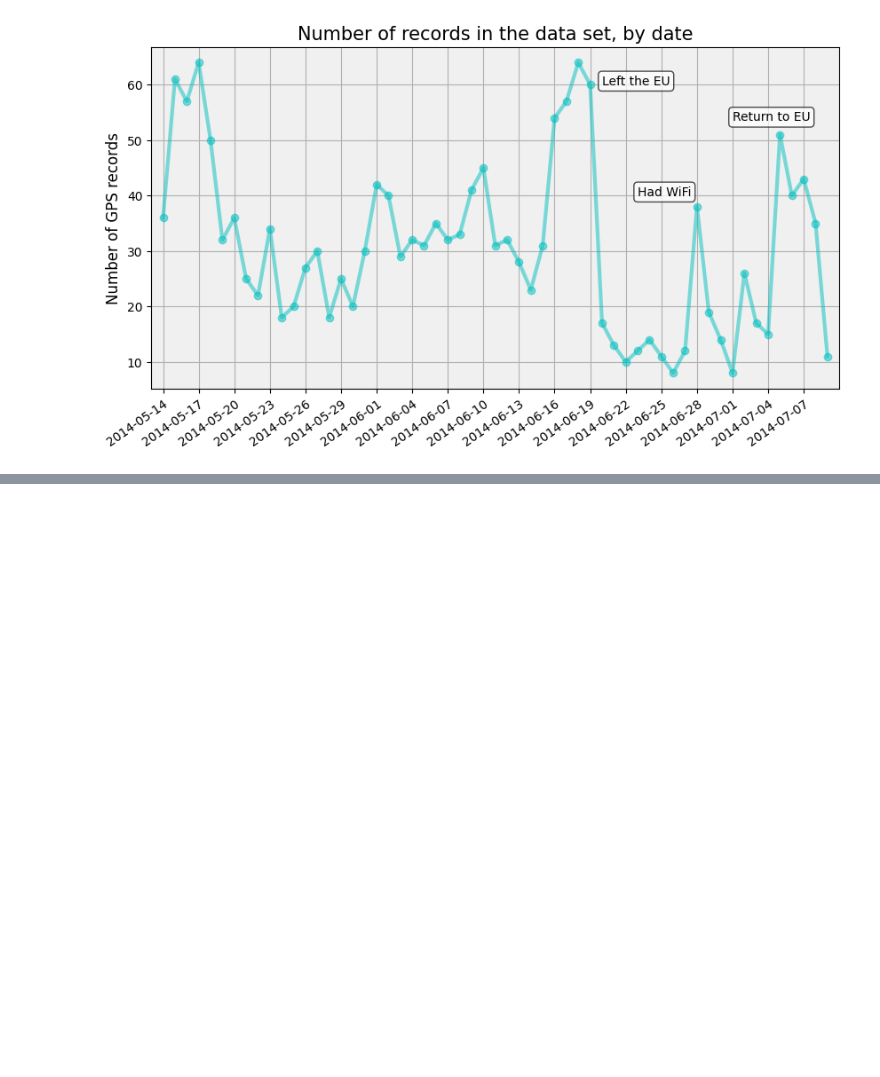
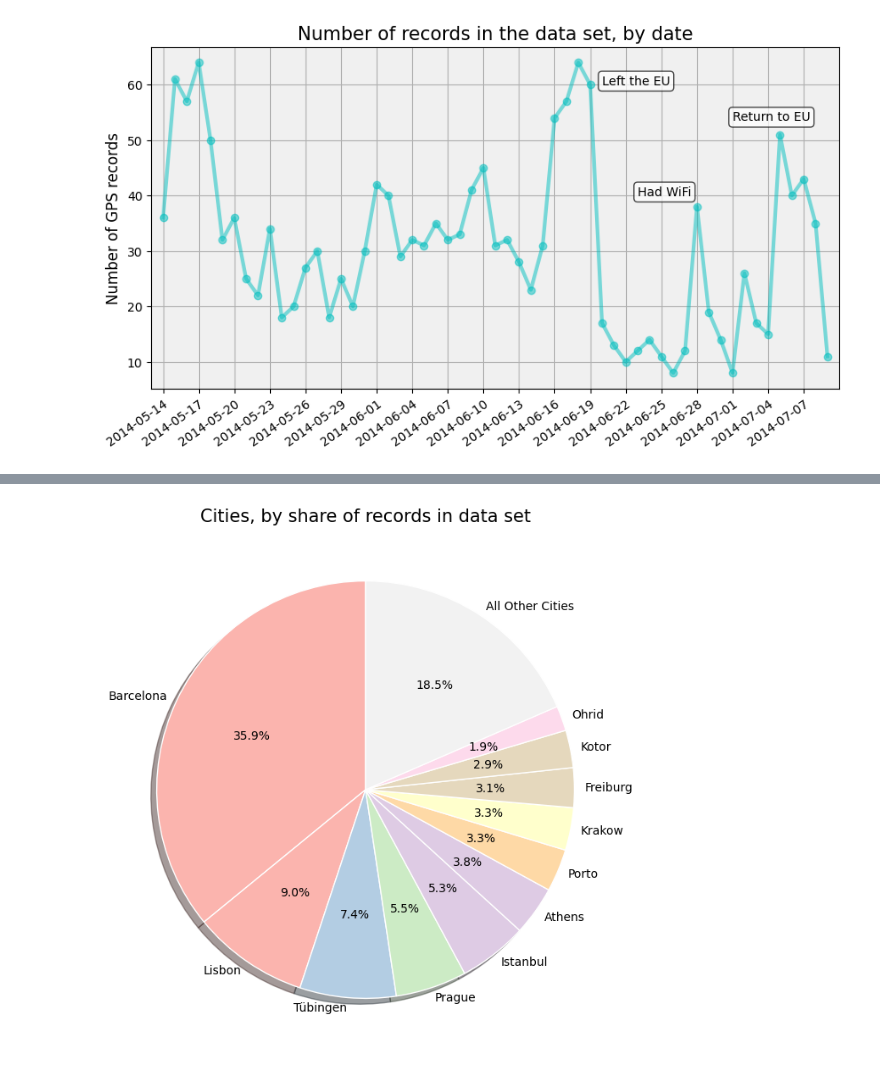
Before and after one commit to S4vi0r17/no-se, a Jupyter notebook: Iot-lab03/app.ipynb, the cells around one changed output, grey strips where cells are left out. Drawn from its saved outputs; the diff is of its cells as text; code cells hidden in the pictures; blank space fills up the shorter version.

```diff
--- a/Iot-lab03/app.ipynb
+++ b/Iot-lab03/app.ipynb
@@ -775,0 +951,11 @@ plt.show()
+# %%
+cities = df['city'].value_counts()
+
+# test out our function
+pie_chart(fractions = cities,
+          labels = cities.index,
+          title = 'Cities, by share of records in data set',
+          grouping_threshold = 30,
+          grouping_label = 'All Other Cities')
+# %% [output]
+[figure, added]
```
Also changed, not shown: parts of 9 cells of this notebook, 2 other files.
